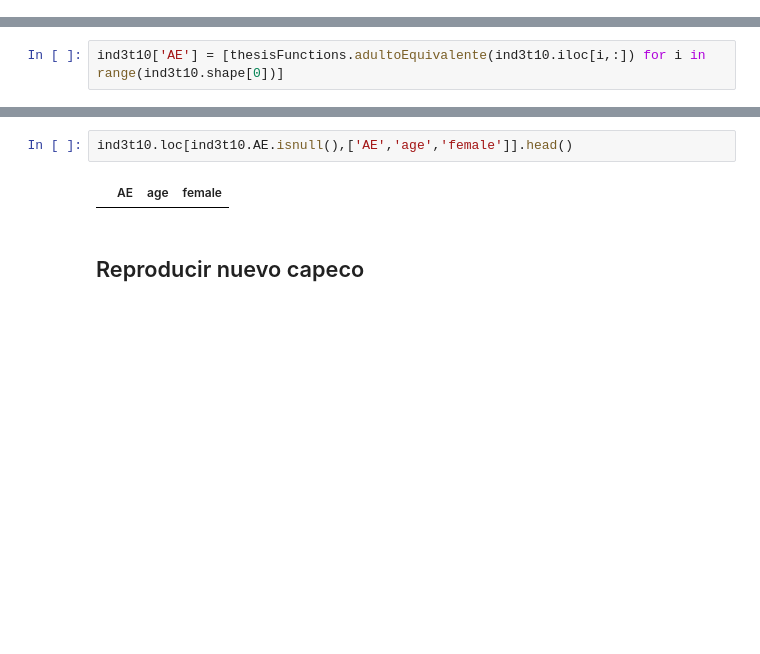
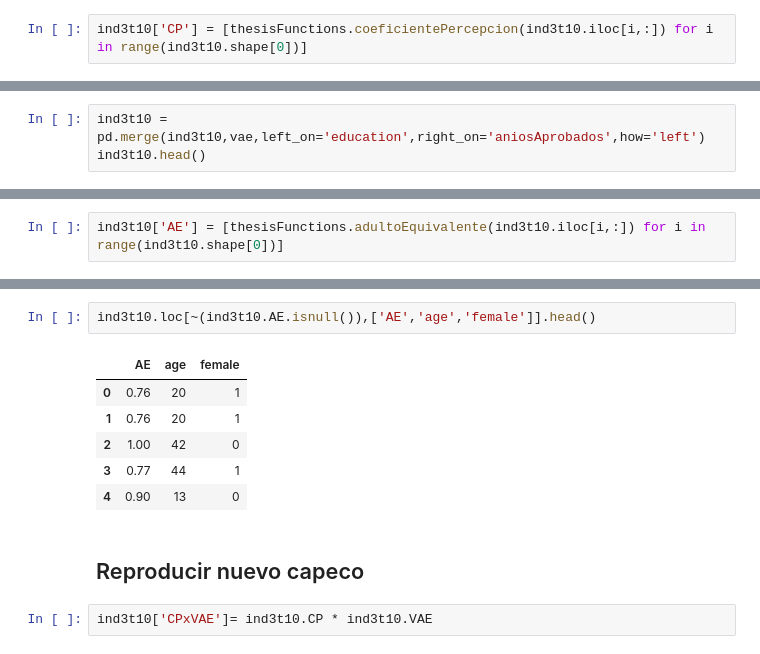
Before and after one commit to alephcero/thesis, a Jupyter notebook: src/modelingAndCoeficients.ipynb, the cells around one changed output, grey strips where cells are left out. Saved outputs shown, nothing was run; the diff lists cells and outputs as text; blank space fills up the shorter version.

```diff
--- a/src/modelingAndCoeficients.ipynb
+++ b/src/modelingAndCoeficients.ipynb
@@ -142,0 +154,2 @@ cp.to_csv('../dt/capecoCoefTables/cp.csv',index=False)
+# %%
+ind3t10['CP'] = [thesisFunctions.coeficientePercepcion(ind3t10.iloc[i,:]) for i in range(ind3t10.shape[0])]
@@ -290,3 +317,6 @@ vae
 | 15 | 15.353162 | 15 |
 | 16 | 17.346594 | 16 |
 | 17 | 19.598850 | 17 |
+# %%
+ind3t10 = pd.merge(ind3t10,vae,left_on='education',right_on='aniosAprobados',how='left')
+ind3t10.head()
@@ -307,6 +355,13 @@ ind3t10['AE'] = [thesisFunctions.adultoEquivalente(ind3t10.iloc[i,:]) for i in r
 # %%
-ind3t10.loc[ind3t10.AE.isnull(),['AE','age','female']].head()
+ind3t10.loc[~(ind3t10.AE.isnull()),['AE','age','female']].head()
 # %% [output]
 |  | AE | age | female |
+| 0 | 0.76 | 20 | 1 |
+| 1 | 0.76 | 20 | 1 |
+| 2 | 1.00 | 42 | 0 |
+| 3 | 0.77 | 44 | 1 |
+| 4 | 0.90 | 13 | 0 |
 # %% [markdown]
 ## Reproducir nuevo capeco
+# %%
+ind3t10['CPxVAE']= ind3t10.CP * ind3t10.VAE
```
Also changed, not shown: parts of 16 cells of this notebook, 2 other files.
